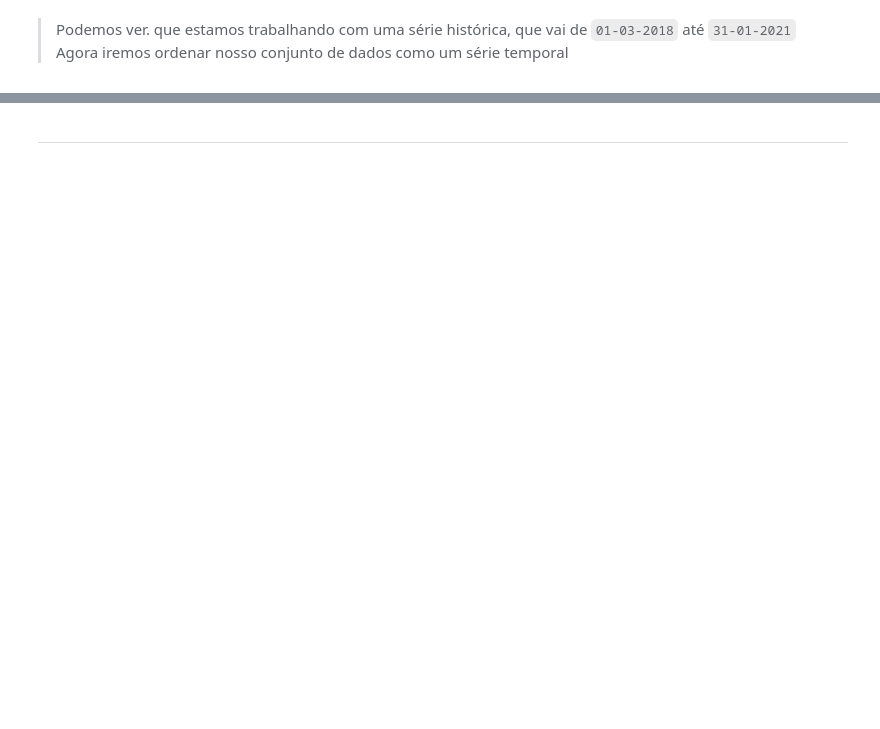
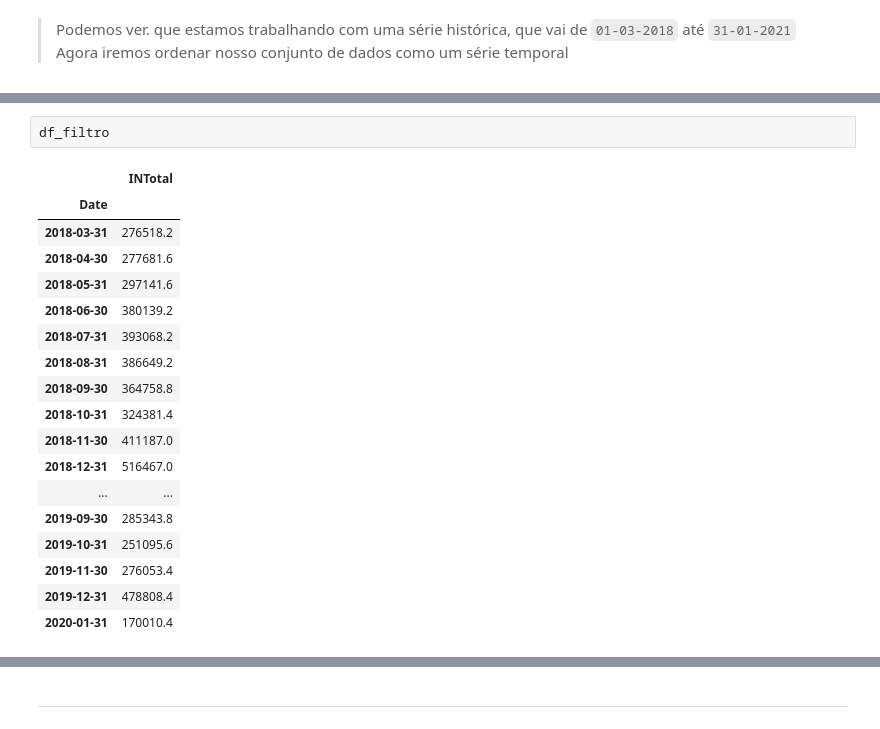
Before and after one commit to kauebr/Estudando, a Jupyter notebook: Processo Seletivo/Análise.ipynb, the cells around one changed output, grey strips where cells are left out. Cells and saved outputs as stored; diff of their text form; blank space fills up the shorter version.

```diff
--- a/Processo Seletivo/Análise.ipynb
+++ b/Processo Seletivo/Análise.ipynb
@@ -196,0 +332,21 @@ df_filtro.plot(figsize=(18, 10))
+# %%
+df_filtro
+# %% [output]
+|  | INTotal |
+| Date |  |
+| 2018-03-31 | 276518.2 |
+| 2018-04-30 | 277681.6 |
+| 2018-05-31 | 297141.6 |
+| 2018-06-30 | 380139.2 |
+| 2018-07-31 | 393068.2 |
+| 2018-08-31 | 386649.2 |
+| 2018-09-30 | 364758.8 |
+| 2018-10-31 | 324381.4 |
+| 2018-11-30 | 411187.0 |
+| 2018-12-31 | 516467.0 |
+| ... | ... |
+| 2019-09-30 | 285343.8 |
+| 2019-10-31 | 251095.6 |
+| 2019-11-30 | 276053.4 |
+| 2019-12-31 | 478808.4 |
+| 2020-01-31 | 170010.4 |
```
Also changed, not shown: parts of 20 cells of this notebook.
